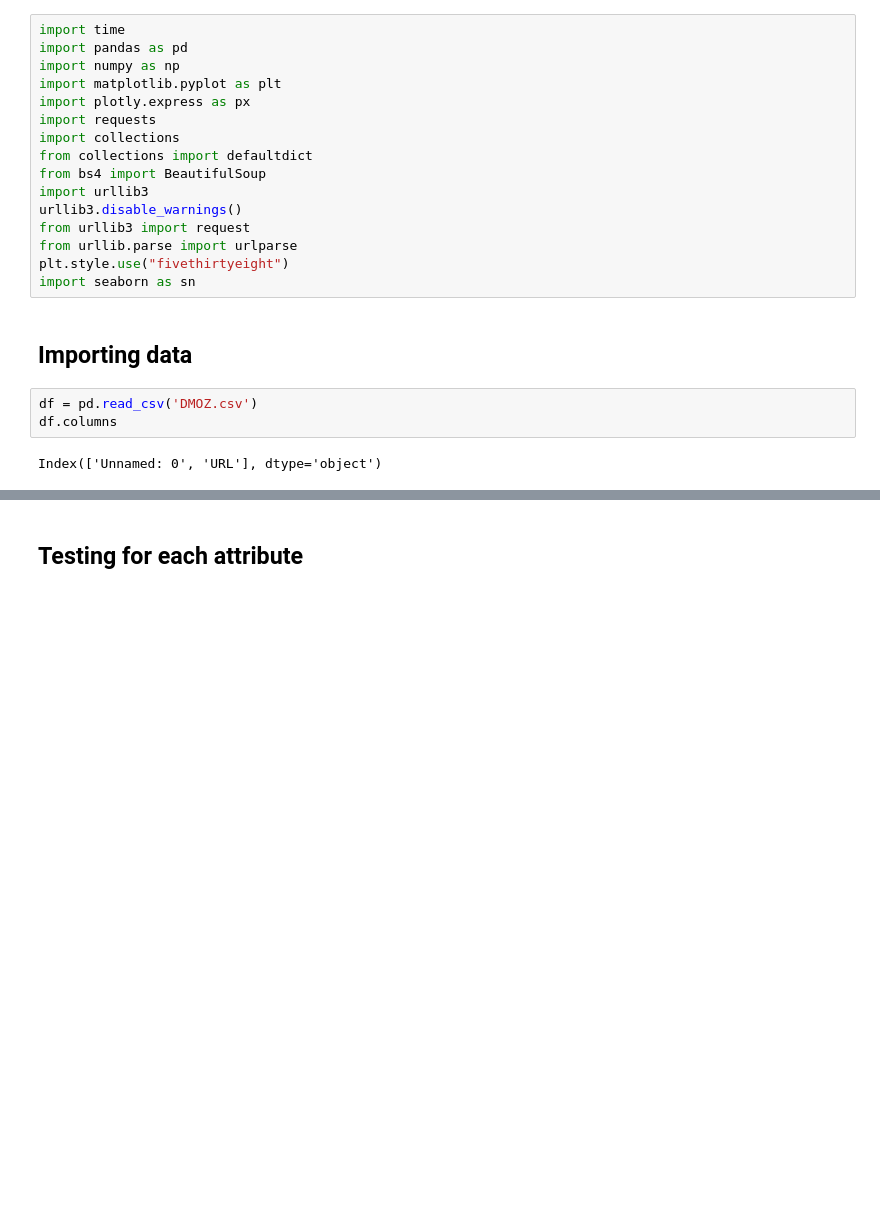
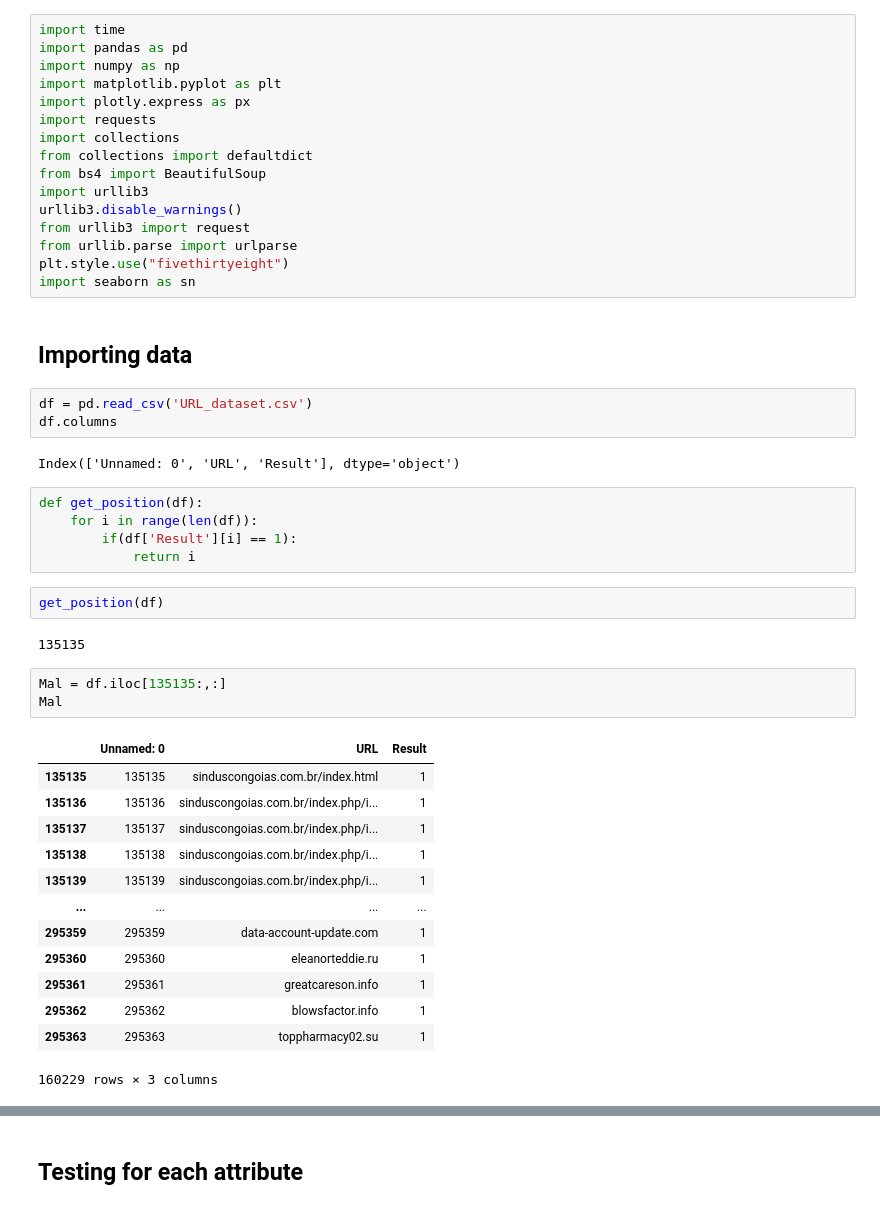
Before and after one commit to Rishabkashyap14/URL-Classifier, a Jupyter notebook: EDA/Pre_Processing.ipynb, the cells around one changed output, grey strips where cells are left out. Saved outputs shown, nothing was run; the diff lists cells and outputs as text; blank space fills up the shorter version.

```diff
--- a/EDA/Pre_Processing.ipynb
+++ b/EDA/Pre_Processing.ipynb
@@ -19,10 +19,36 @@ import seaborn as sn
 # %% [markdown]
 ## Importing data
 # %%
-df = pd.read_csv('DMOZ.csv')
+df = pd.read_csv('URL_dataset.csv')
 df.columns
 # %% [output]
-Index(['Unnamed: 0', 'URL'], dtype='object')
+Index(['Unnamed: 0', 'URL', 'Result'], dtype='object')
+# %%
+def get_position(df):
+    for i in range(len(df)):
+        if(df['Result'][i] == 1):
+            return i
+# %%
+get_position(df)
+# %% [output]
+135135
+# %%
+Mal = df.iloc[135135:,:]
+Mal
+# %% [output]
+|  | Unnamed: 0 | URL | Result |
+| 135135 | 135135 | sinduscongoias.com.br/index.html | 1 |
+| 135136 | 135136 | sinduscongoias.com.br/index.php/i... | 1 |
+| 135137 | 135137 | sinduscongoias.com.br/index.php/i... | 1 |
+| 135138 | 135138 | sinduscongoias.com.br/index.php/i... | 1 |
+| 135139 | 135139 | sinduscongoias.com.br/index.php/i... | 1 |
+| ... | ... | ... | ... |
+| 295359 | 295359 | data-account-update.com | 1 |
+| 295360 | 295360 | eleanorteddie.ru | 1 |
+| 295361 | 295361 | greatcareson.info | 1 |
+| 295362 | 295362 | blowsfactor.info | 1 |
+| 295363 | 295363 | toppharmacy02.su | 1 |
+160229 rows × 3 columns
 # %%
 len(df)
 # %% [output]
```
Also changed, not shown: parts of 19 cells of this notebook, 5 other files.
